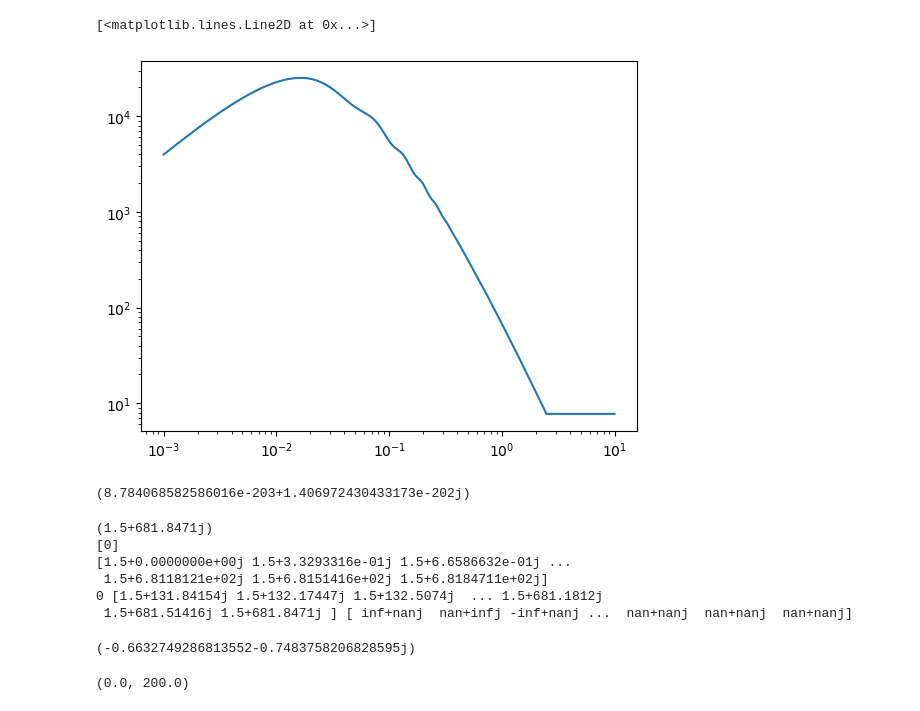
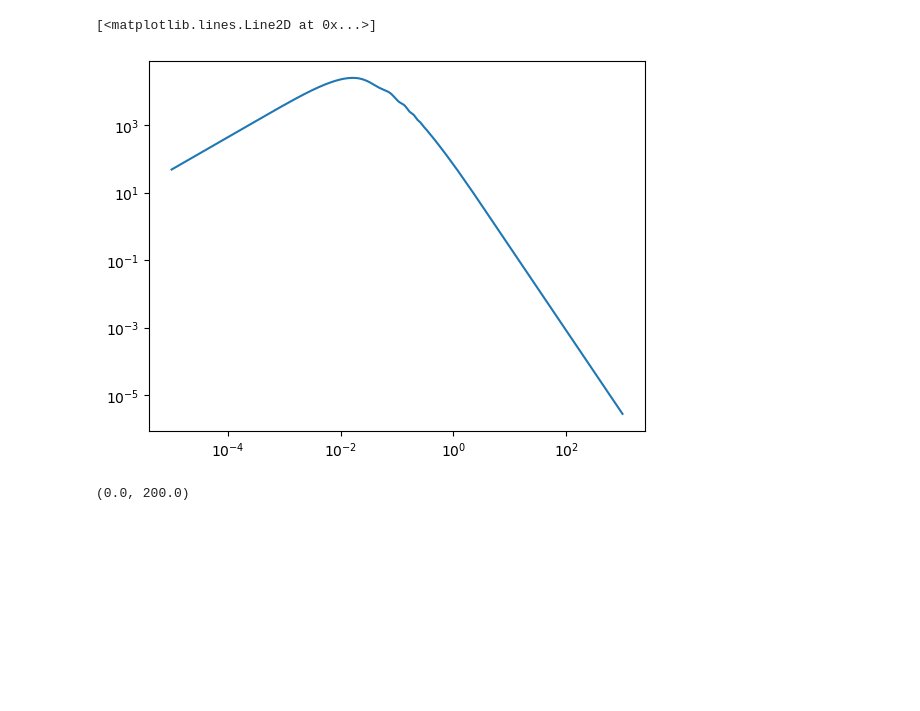
Before and after one commit to sfschen/JAXZeNBu, a Jupyter notebook: sandbox.ipynb, the cells around one changed output. Drawn from its saved outputs; the diff is of its cells as text; code cells hidden in the pictures; blank space fills up the shorter version.

```diff
--- a/sandbox.ipynb
+++ b/sandbox.ipynb
@@ -13,12 +7,11 @@ pint = np.interp(kint, klin, plin)
-# %%
-plt.loglog(kint, pint)
-# %% [output]
-[<matplotlib.lines.Line2D at 0x...>]
-[figure, removed]
-# %%
-from scipy.special import gamma
-
-gamma(1.5-300j)
-# %% [output]
-(8.784068582586016e-203+1.406972430433173e-202j)
+# %%
+from Utils.loginterp_jax import loginterp_jax
+
+kint = np.logspace(-5,3,2000)
+pint = loginterp_jax(klin,plin)(kint)
+
+plt.loglog(kint, pint)
+# %% [output]
+[<matplotlib.lines.Line2D at 0x...>]
+[figure, added]
 # %%
@@ -26,17 +19,3 @@ from spherical_bessel_transform import SphericalBesselTransform as SBT
 # %%
 sph = SBT(kint,fourier=True)
-# %% [output]
-(1.5+681.8471j)
-[0]
-[1.5+0.0000000e+00j 1.5+3.3293316e-01j 1.5+6.6586632e-01j ...
- 1.5+6.8118121e+02j 1.5+6.8151416e+02j 1.5+6.8184711e+02j]
-0 [1.5+131.84154j 1.5+132.17447j 1.5+132.5074j  ... 1.5+681.1812j
- 1.5+681.51416j 1.5+681.8471j ] [ inf+nanj  nan+infj -inf+nanj ...  nan+nanj  nan+nanj  nan+nanj]
-# %%
-z = 1.5+131.84154j
-nu= 15
-
-gamma(0.5*(nu+z)) / gamma(0.5*(3+nu-z))
-# %% [output]
-(-0.6632749286813552-0.7483758206828595j)
 # %%
```
Also changed, not shown: parts of 19 cells of this notebook, 6 other files.
